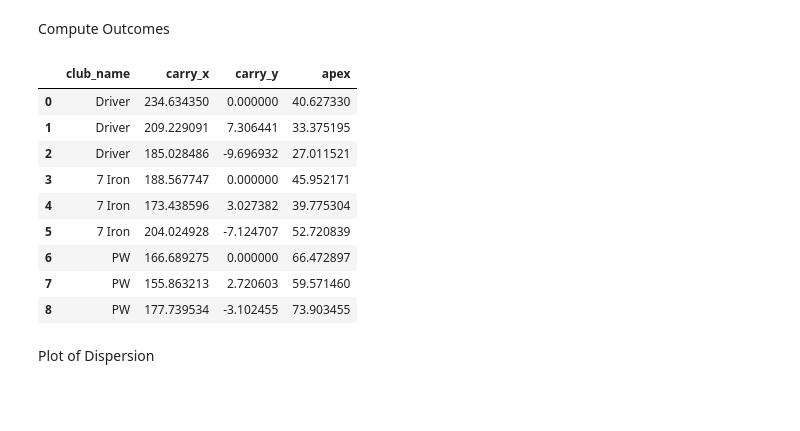
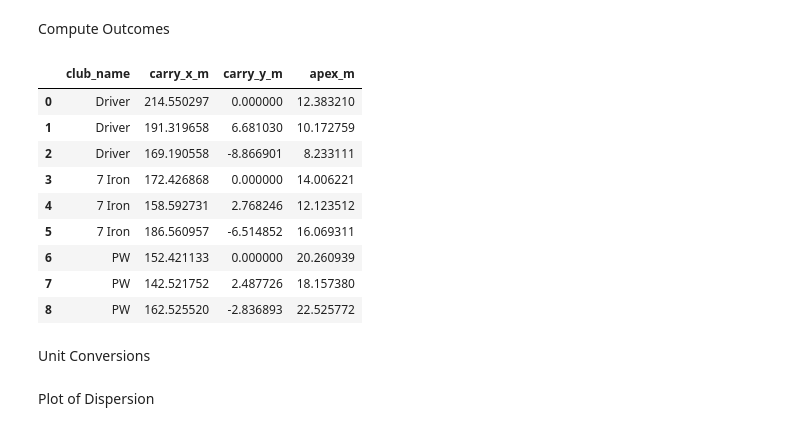
Before and after one commit to JP-Craig/golf-sim-lab, a Jupyter notebook: notebooks/01_shot_dispersion_analyzer.ipynb, the cells around one changed output. Saved outputs shown, nothing was run; the diff lists cells and outputs as text; code cells hidden in the pictures; blank space fills up the shorter version.

```diff
--- a/notebooks/01_shot_dispersion_analyzer.ipynb
+++ b/notebooks/01_shot_dispersion_analyzer.ipynb
@@ -34,19 +73,21 @@ df["vz"] = df["ball_speed_mps"] * np.sin(df["launch_angle_rad"])
 Compute Outcomes
 # %%
 df["flight_time"] = (2 * df["vz"]) / g
-df["carry_x"] = (df["vx"] * df["flight_time"]) * 1.09361  # Convert to yards
-df["carry_y"] = (df["vy"] * df["flight_time"]) * 1.09361  # Convert to yards
-df["apex"] = (df["vz"] ** 2) / (2 * g) * 3.28084  # Convert to feet
+df["carry_x_m"] = (df["vx"] * df["flight_time"])
+df["carry_y_m"] = (df["vy"] * df["flight_time"])
+df["apex_m"] = (df["vz"] ** 2) / (2 * g)
 
-df[["club_name", "carry_x", "carry_y", "apex"]]
+df[["club_name", "carry_x_m", "carry_y_m", "apex_m"]]
 # %% [output]
-|  | club_name | carry_x | carry_y | apex |
-| 0 | Driver | 234.634350 | 0.000000 | 40.627330 |
-| 1 | Driver | 209.229091 | 7.306441 | 33.375195 |
-| 2 | Driver | 185.028486 | -9.696932 | 27.011521 |
-| 3 | 7 Iron | 188.567747 | 0.000000 | 45.952171 |
-| 4 | 7 Iron | 173.438596 | 3.027382 | 39.775304 |
-| 5 | 7 Iron | 204.024928 | -7.124707 | 52.720839 |
-| 6 | PW | 166.689275 | 0.000000 | 66.472897 |
-| 7 | PW | 155.863213 | 2.720603 | 59.571460 |
-| 8 | PW | 177.739534 | -3.102455 | 73.903455 |
+|  | club_name | carry_x_m | carry_y_m | apex_m |
+| 0 | Driver | 214.550297 | 0.000000 | 12.383210 |
+| 1 | Driver | 191.319658 | 6.681030 | 10.172759 |
+| 2 | Driver | 169.190558 | -8.866901 | 8.233111 |
+| 3 | 7 Iron | 172.426868 | 0.000000 | 14.006221 |
+| 4 | 7 Iron | 158.592731 | 2.768246 | 12.123512 |
+| 5 | 7 Iron | 186.560957 | -6.514852 | 16.069311 |
+| 6 | PW | 152.421133 | 0.000000 | 20.260939 |
+| 7 | PW | 142.521752 | 2.487726 | 18.157380 |
+| 8 | PW | 162.525520 | -2.836893 | 22.525772 |
+# %% [markdown]
+Unit Conversions
```
Also changed, not shown: parts of 15 cells of this notebook.
